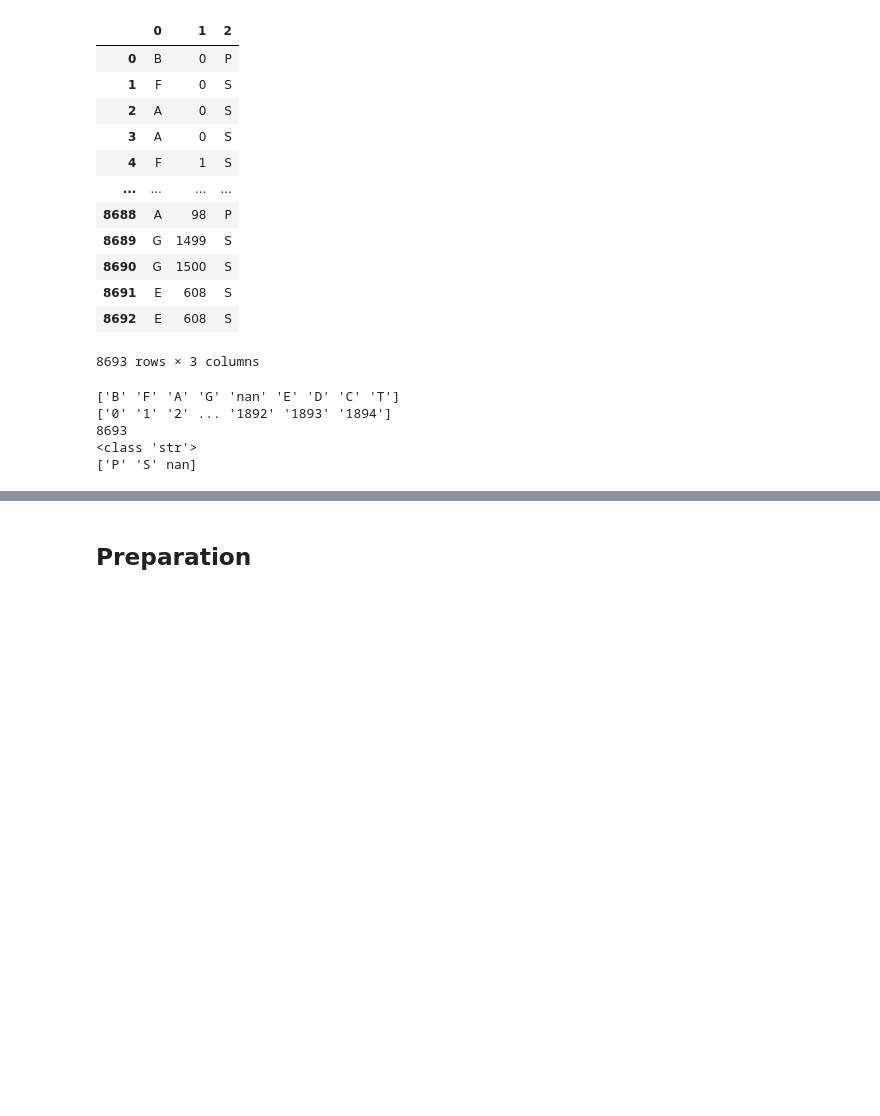
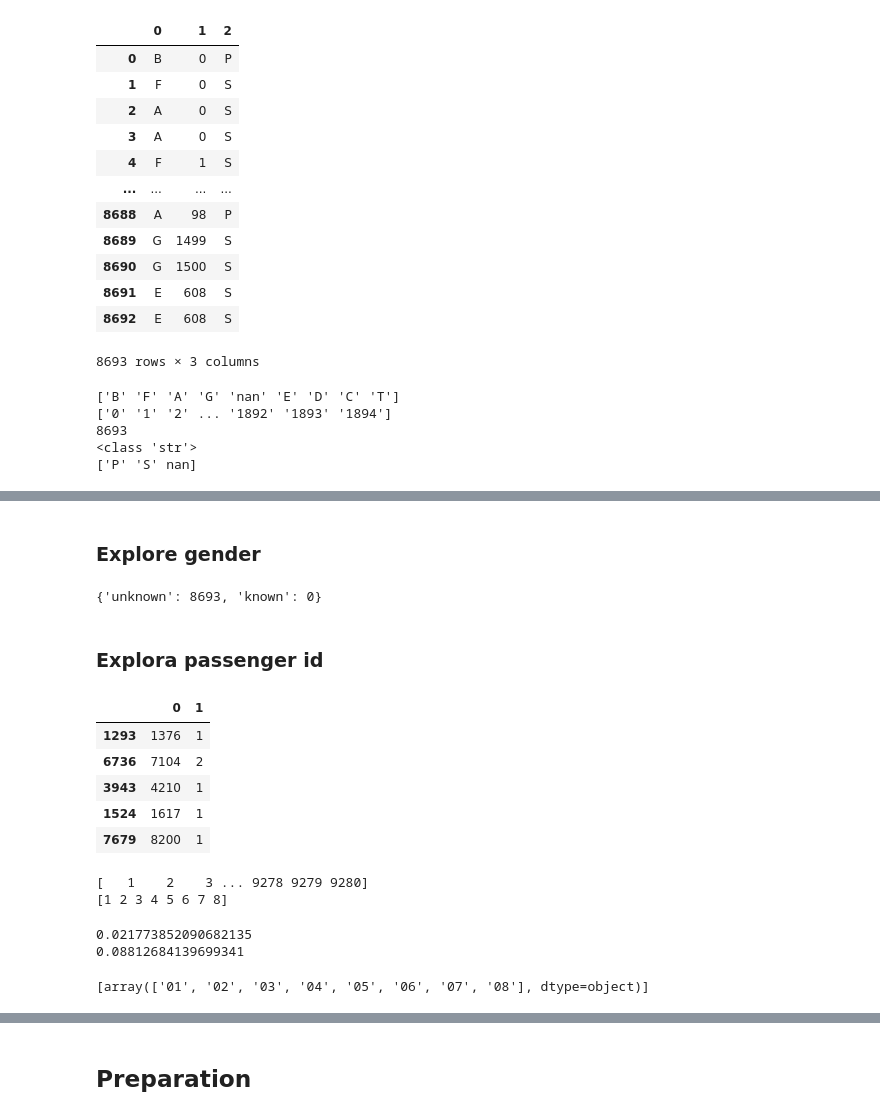
Before and after one commit to Holdmedve/spaceship_titanic, a Jupyter notebook: main.ipynb, the cells around one changed output, grey strips where cells are left out. Cells and saved outputs as stored; diff of their text form; code cells hidden in the pictures; blank space fills up the shorter version.

```diff
--- a/main.ipynb
+++ b/main.ipynb
@@ -90,0 +141,47 @@ print(split_cabin[2].unique())
+# %% [markdown]
+### Explore gender
+# %%
+d = detector.Detector()
+
+hits = {'unknown': 0, 'known': 0}
+for i in range(len(titanic)):
+    hit = d.get_gender(titanic["Name"].values[i])
+    hits[hit] += 1
+
+print(hits)
+# %% [output]
+{'unknown': 8693, 'known': 0}
+# %% [markdown]
+### Explora passenger id
+# %%
+passenger_id_splits = titanic['PassengerId'].apply(lambda x: pd.Series(str(x).split("_")))
+passenger_id_splits[0] = passenger_id_splits[0].apply(lambda x: int(x))
+passenger_id_splits[1] = passenger_id_splits[1].apply(lambda x: int(x))
+passenger_id_splits.sample(5)
+# %% [output]
+|  | 0 | 1 |
+| 1293 | 1376 | 1 |
+| 6736 | 7104 | 2 |
+| 3943 | 4210 | 1 |
+| 1524 | 1617 | 1 |
+| 7679 | 8200 | 1 |
+# %%
+print(passenger_id_splits[0].unique())
+print(passenger_id_splits[1].unique())
+# %% [output]
+[   1    2    3 ... 9278 9279 9280]
+[1 2 3 4 5 6 7 8]
+# %%
+print(passenger_id_splits[0].corr(titanic['Transported'], method='spearman'))
+print(passenger_id_splits[1].corr(titanic['Transported'], method='spearman'))
+# %% [output]
+0.021773852090682135
+0.08812684139699341
+# %%
+from sklearn.preprocessing import OneHotEncoder
+passenger_id_second_half = titanic['PassengerId'].apply(lambda x: pd.Series(str(x).split("_")[1]))
+enc = OneHotEncoder()
+passenger_id_second_half = enc.fit_transform(passenger_id_second_half.to_numpy().reshape(-1, 1))
+enc.categories_
+# %% [output]
+[array(['01', '02', '03', '04', '05', '06', '07', '08'], dtype=object)]
```
Also changed, not shown: parts of 23 cells of this notebook, 2 other files.
